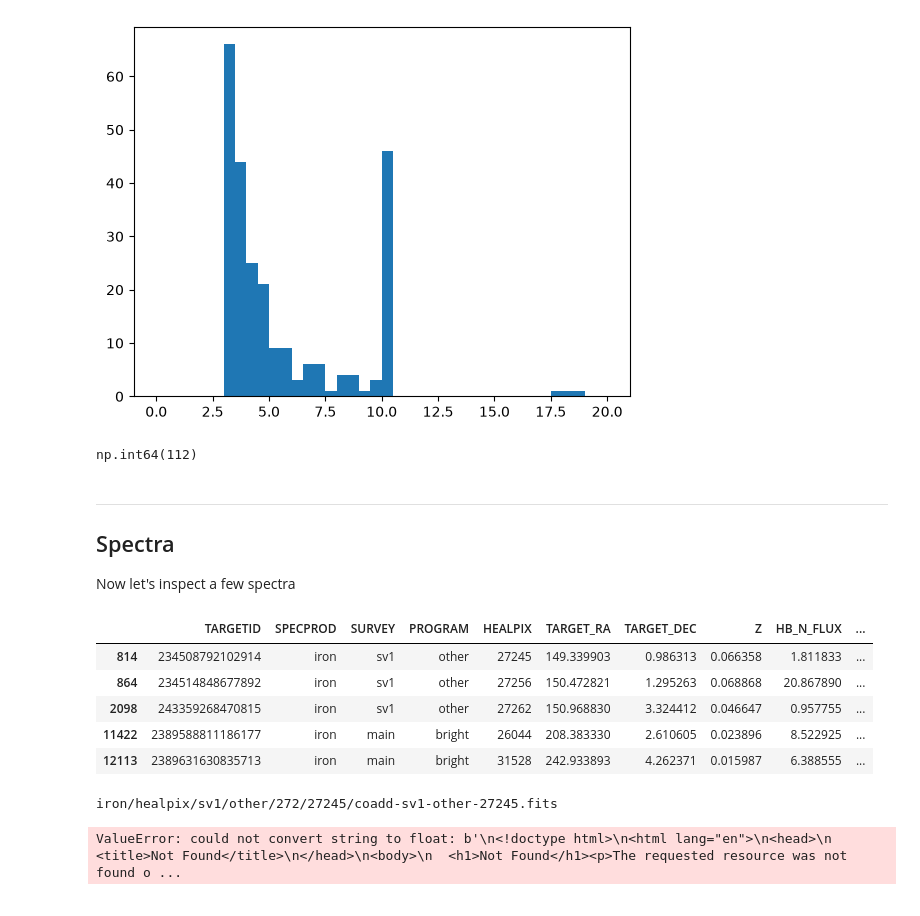
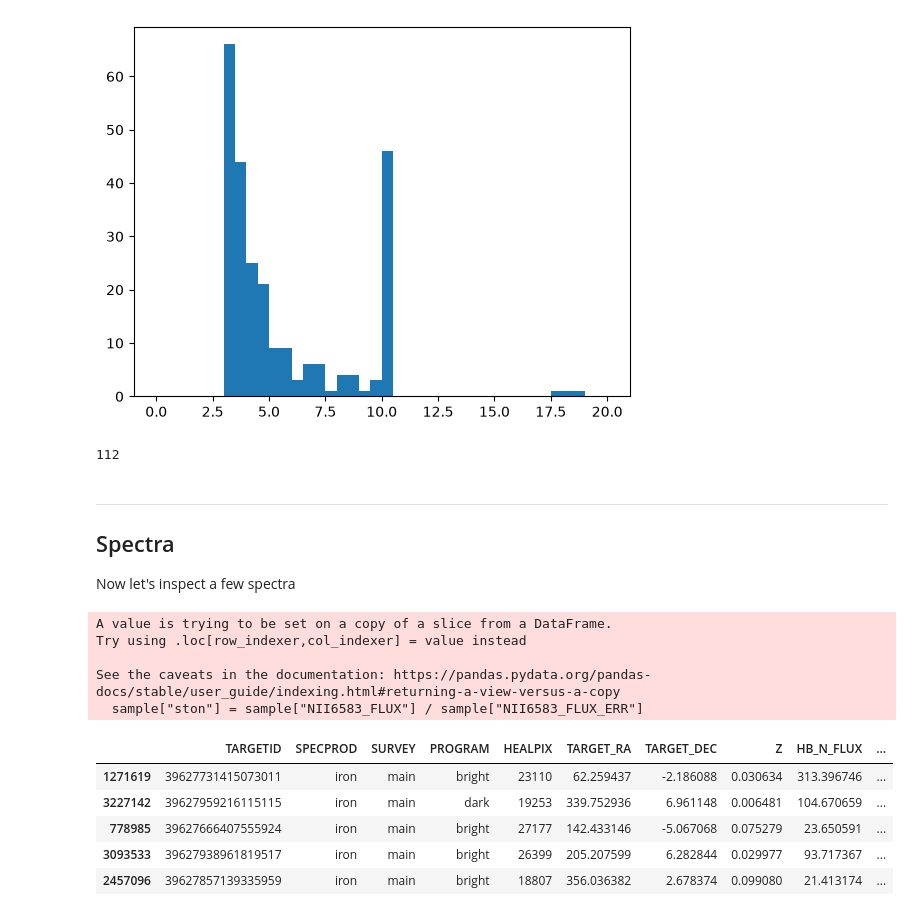
Before and after one commit to thevalentino/desi-selection-exploration, a Jupyter notebook: notebooks/emfit-vac.ipynb, the cells around one changed output. Saved outputs shown, nothing was run; the diff lists cells and outputs as text; code cells hidden in the pictures.

```diff
--- a/notebooks/emfit-vac.ipynb
+++ b/notebooks/emfit-vac.ipynb
@@ -41,7 +40,7 @@ selection = emfit.query("NII6583_FLUX / NII6583_FLUX_ERR > 3 "
                         "and Z < 0.1 "
                         "and OIII5007_FLUX > 0 "
                         "and HA_N_FLUX > 0 "
-                        "and TARGET_DEC < 10")
+                        "and TARGET_DEC < 10").copy()
 # %%
 selection[['NII6583_FLUX', 'OIII5007_FLUX', 'HB_N_FLUX', 'HA_N_FLUX']].describe()
 # %% [output]
@@ -120,7 +119,7 @@ plt.hist(sample["NII6583_FLUX"] / sample["NII6583_FLUX_ERR"], bins=np.linspace(0
 # %%
 np.sum(sample["NII6583_FLUX"] / sample["NII6583_FLUX_ERR"] > 5)
 # %% [output]
-np.int64(112)
+112
 # %% [markdown]
 ---
 
@@ -128,28 +127,18 @@ np.int64(112)
 
 Now let's inspect a few spectra
 # %%
+sample["ston"] = sample["NII6583_FLUX"] / sample["NII6583_FLUX_ERR"]
+sample = sample.sort_values(by="ston", ascending=False).copy()
 sample.head()
 # %% [output]
+A value is trying to be set on a copy of a slice from a DataFrame.
+Try using .loc[row_indexer,col_indexer] = value instead
+
+See the caveats in the documentation: https://pandas.pydata.org/pandas-docs/stable/user_guide/indexing.html#returning-a-view-versus-a-copy
+  sample["ston"] = sample["NII6583_FLUX"] / sample["NII6583_FLUX_ERR"]
 |  | TARGETID | SPECPROD | SURVEY | PROGRAM | HEALPIX | TARGET_RA | TARGET_DEC | Z | HB_N_FLUX | ... |
-| 814 | 234508792102914 | iron | sv1 | other | 27245 | 149.339903 | 0.986313 | 0.066358 | 1.811833 | ... |
-| 864 | 234514848677892 | iron | sv1 | other | 27256 | 150.472821 | 1.295263 | 0.068868 | 20.867890 | ... |
-| 2098 | 243359268470815 | iron | sv1 | other | 27262 | 150.968830 | 3.324412 | 0.046647 | 0.957755 | ... |
-| 11422 | 2389588811186177 | iron | main | bright | 26044 | 208.383330 | 2.610605 | 0.023896 | 8.522925 | ... |
-| 12113 | 2389631630835713 | iron | main | bright | 31528 | 242.933893 | 4.262371 | 0.015987 | 6.388555 | ... |
+| 1271619 | 39627731415073011 | iron | main | bright | 23110 | 62.259437 | -2.186088 | 0.030634 | 313.396746 | ... |
+| 3227142 | 39627959216115115 | iron | main | dark | 19253 | 339.752936 | 6.961148 | 0.006481 | 104.670659 | ... |
+| 778985 | 39627666407555924 | iron | main | bright | 27177 | 142.433146 | -5.067068 | 0.075279 | 23.650591 | ... |
+| 3093533 | 39627938961819517 | iron | main | bright | 26399 | 205.207599 | 6.282844 | 0.029977 | 93.717367 | ... |
+| 2457096 | 39627857139335959 | iron | main | bright | 18807 | 356.036382 | 2.678374 | 0.099080 | 21.413174 | ... |
-# %%
-example = sample.iloc[0]
-
-specprod_dir = example["SPECPROD"]
-survey = example["SURVEY"]
-program = example["PROGRAM"]
-healpix = example["HEALPIX"]
-hpixgroup = healpix // 100
-
-coadd_filepath = f'{specprod_dir}/healpix/{survey}/{program}/{hpixgroup}/{healpix}/coadd-{survey}-{program}-{healpix}.fits'
-print(coadd_filepath)
-# %% [output]
-iron/healpix/sv1/other/272/27245/coadd-sv1-other-27245.fits
-# %%
-client = SparclClient()
-# %% [output]
-ValueError: could not convert string to float: b'\n<!doctype html>\n<html lang="en">\n<head>\n  <title>Not Found</title>\n</head>\n<body>\n  <h1>Not Found</h1><p>The requested resource was not found o ...
```
Also changed, not shown: parts of 13 cells of this notebook, 3 other files.
